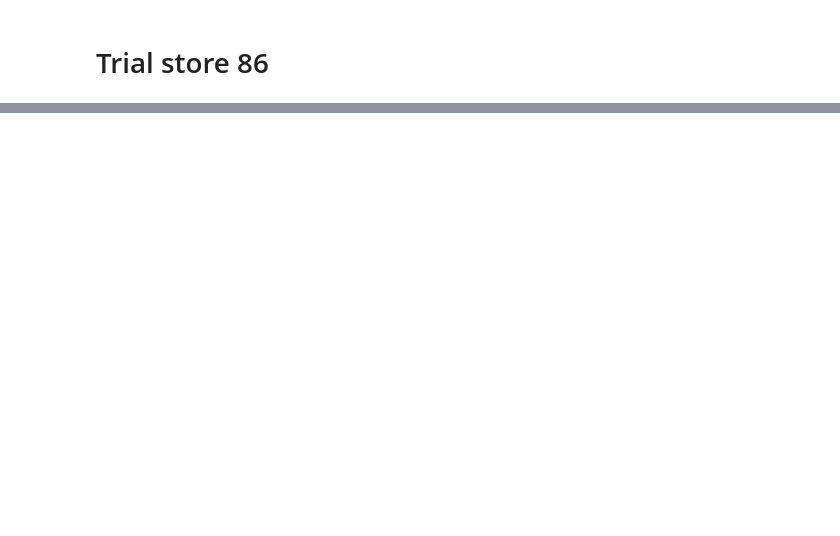
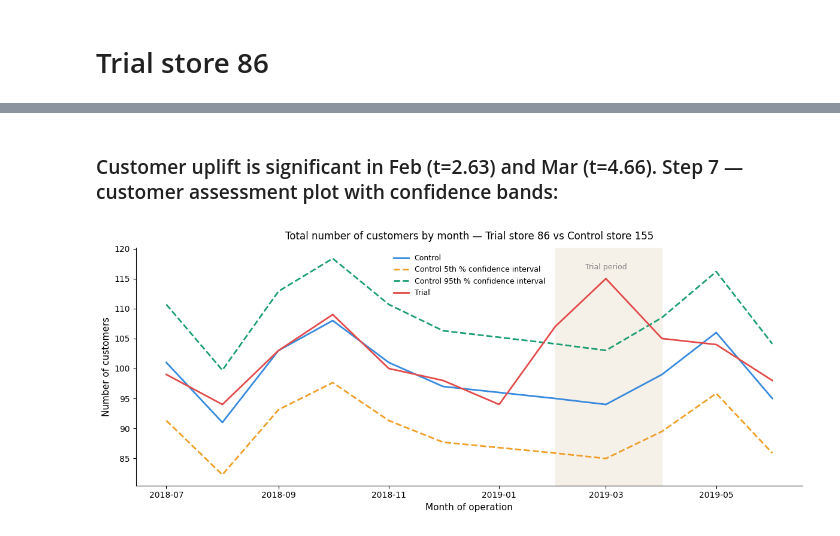
Before and after one commit to nayeem29dse/Quantium-customer-purchasing-behaviours, a Jupyter notebook: Task-2.ipynb, the cells around one changed output, grey strips where cells are left out. Saved outputs shown, nothing was run; the diff lists cells and outputs as text; code cells hidden in the pictures; blank space fills up the shorter version.

```diff
--- a/Task-2.ipynb
+++ b/Task-2.ipynb
@@ -750,0 +985,62 @@ print(sorted(preTrialMeasures["STORE_NBR"].unique()))
+# %% [markdown]
+### Customer uplift is significant in Feb (t=2.63) and Mar (t=4.66). Step 7 — customer assessment plot with confidence bands:
+# %%
+# ── Build plot data ───────────────────────────────────────────────────────────
+pastCust_trial = store_monthly[store_monthly["STORE_NBR"] == trial_store][["YEARMONTH","nCustomers"]].copy()
+pastCust_trial["Store_type"] = "Trial"
+pastCust_trial = pastCust_trial.rename(columns={"nCustomers":"nCusts"})
+
+pastCust_control = scaledControlCust[["YEARMONTH","controlCustomers"]].copy()
+pastCust_control["Store_type"] = "Control"
+pastCust_control = pastCust_control.rename(columns={"controlCustomers":"nCusts"})
+
+pastCust_95 = pastCust_control.copy()
+pastCust_95["nCusts"]     = pastCust_95["nCusts"] * (1 + stdDevCust/100 * 2)
+pastCust_95["Store_type"] = "Control 95th % confidence interval"
+
+pastCust_5 = pastCust_control.copy()
+pastCust_5["nCusts"]      = pastCust_5["nCusts"] * (1 - stdDevCust/100 * 2)
+pastCust_5["Store_type"]  = "Control 5th % confidence interval"
+
+custAssessment = pd.concat([pastCust_trial, pastCust_control,
+                             pastCust_95, pastCust_5], ignore_index=True)
+custAssessment["TransactionMonth"] = pd.to_datetime(
+    custAssessment["YEARMONTH"].astype(str), format="%Y%m"
+)
+
+# ── Plot ──────────────────────────────────────────────────────────────────────
+colors  = {"Trial": "#E24B4A", "Control": "#378ADD",
+           "Control 95th % confidence interval": "#1D9E75",
+           "Control 5th % confidence interval" : "#EF9F27"}
+lstyles = {"Trial": "-", "Control": "-",
+           "Control 95th % confidence interval": "--",
+           "Control 5th % confidence interval" : "--"}
+
+trial_months = custAssessment[
+    (custAssessment["YEARMONTH"] > 201901) &
+    (custAssessment["YEARMONTH"] < 201905)
+]["TransactionMonth"]
+xmin, xmax = trial_months.min(), trial_months.max()
+
+fig, ax = plt.subplots(figsize=(12, 5))
+ax.axvspan(xmin, xmax, color="#f5f0e8", zorder=0)
+
+for st, grp in custAssessment.groupby("Store_type"):
+    grp = grp.sort_values("TransactionMonth")
+    ax.plot(grp["TransactionMonth"], grp["nCusts"],
+            label=st, color=colors[st],
+            linestyle=lstyles[st], linewidth=2)
+
+ax.set_xlabel("Month of operation", fontsize=11)
+ax.set_ylabel("Number of customers", fontsize=11)
+ax.set_title(f"Total number of customers by month — Trial store {trial_store} vs Control store {control_store}",
+             fontsize=12, pad=10)
+ax.text(pd.Timestamp("2019-03-01"), ax.get_ylim()[1]*0.97,
+        "Trial period", ha="center", fontsize=9, color="#888")
+ax.legend(frameon=False, fontsize=9)
+ax.spines[["top","right"]].set_visible(False)
+fig.tight_layout()
+fig.savefig(f"trial_customers_store{trial_store}.png", dpi=150, bbox_inches="tight")
+plt.show()
+# %% [output]
+[figure, added]
```
Also changed, not shown: parts of 21 cells of this notebook.
